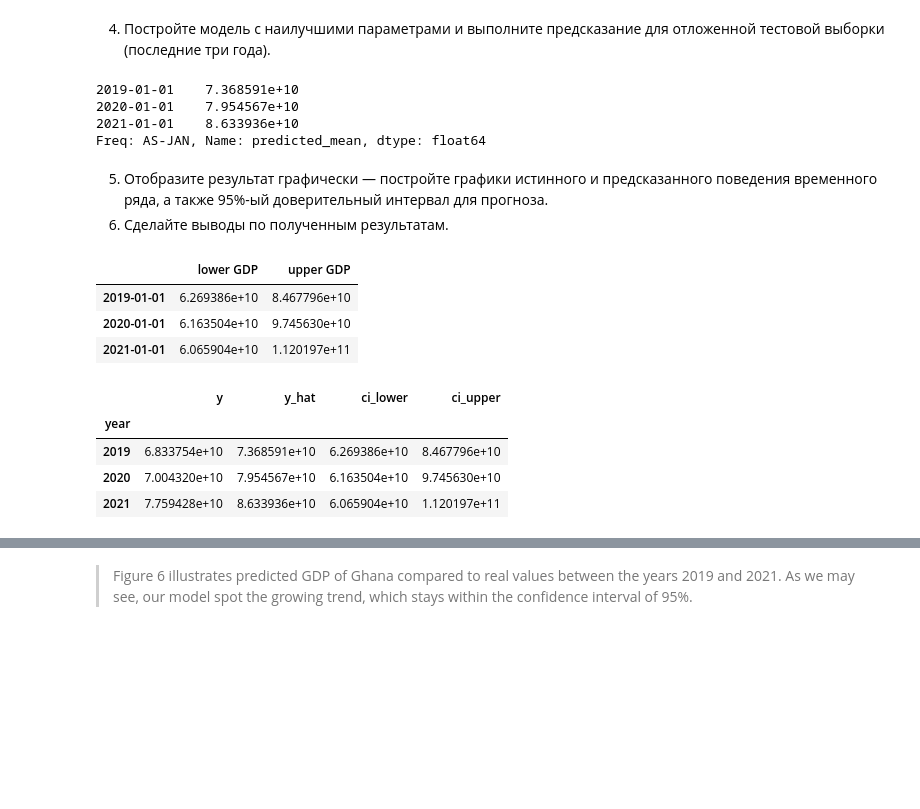
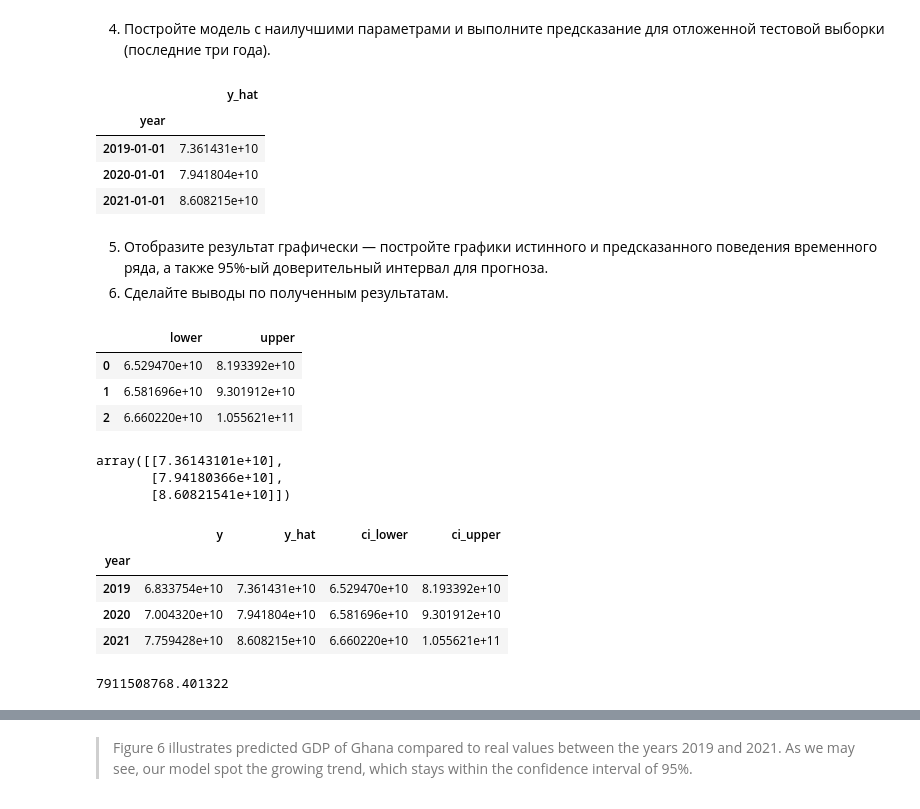
Before and after one commit to Alex1iv/GDP_forecast, a Jupyter notebook: notebooks/GDP_forecast.ipynb, the cells around one changed output, grey strips where cells are left out. Drawn from its saved outputs; the diff is of its cells as text; code cells hidden in the pictures; blank space fills up the shorter version.

```diff
--- a/notebooks/GDP_forecast.ipynb
+++ b/notebooks/GDP_forecast.ipynb
@@ -105,3 +109,9 @@ train, test = data.iloc[:-3], data.iloc[-3:]
 train.shape, test.shape
 # %% [output]
 ((59, 1), (3, 1))
+# %%
+scaler = StandardScaler()
+
+train_scaled = pd.Series(np.squeeze(scaler.fit_transform(train)), name='train_scaled', index=train.index)
+test_scaled = pd.Series(np.squeeze(scaler.transform(test)), name='test_scaled', index=test.index)
+train_scaled.head(3)
@@ -258,33 +273,42 @@ Warnings:
 # %% [markdown]
 4. Постройте модель с наилучшими параметрами и выполните предсказание для отложенной тестовой выборки (последние три года).
 # %%
-# substitute optimal parameters (mine seems to me better)
-arima_model = ARIMA(train, order=(2, 3, 1))
+# substitute optimal parameters
+arima_model = ARIMA(train_scaled, order=(2, 3, 1))
 arima_model = arima_model.fit()
 arima_pred = arima_model.predict(start=test.index[0], end=test.index[-1])
+arima_pred = pd.DataFrame(scaler.inverse_transform(pd.DataFrame(arima_pred)), columns=(['y_hat']), index=test.index) #
 arima_pred
 # %% [output]
-2019-01-01    7.368591e+10
-2020-01-01    7.954567e+10
-2021-01-01    8.633936e+10
-Freq: AS-JAN, Name: predicted_mean, dtype: float64
+|  | y_hat |
+| year |  |
+| 2019-01-01 | 7.361431e+10 |
+| 2020-01-01 | 7.941804e+10 |
+| 2021-01-01 | 8.608215e+10 |
 # %% [markdown]
 5. Отобразите результат графически — постройте графики истинного и предсказанного поведения временного ряда, а также 95%-ый доверительный интервал для прогноза.
 6. Сделайте выводы по полученным результатам.
 # %%
 # forecast = arima_model.conf_int(alpha=0.05)
 forecast_df = arima_model.get_forecast(len(test.index))
 forecast_df = forecast_df.conf_int(alpha=0.05) # Confidence level of 95%
+forecast_df = pd.DataFrame(scaler.inverse_transform(forecast_df), columns=(['lower','upper']))
 forecast_df
 # %% [output]
-|  | lower GDP | upper GDP |
-| 2019-01-01 | 6.269386e+10 | 8.467796e+10 |
-| 2020-01-01 | 6.163504e+10 | 9.745630e+10 |
-| 2021-01-01 | 6.065904e+10 | 1.120197e+11 |
+|  | lower | upper |
+| 0 | 6.529470e+10 | 8.193392e+10 |
+| 1 | 6.581696e+10 | 9.301912e+10 |
+| 2 | 6.660220e+10 | 1.055621e+11 |
+# %%
+arima_pred.values
+# %% [output]
+array([[7.36143101e+10],
+       [7.94180366e+10],
+       [8.60821541e+10]])
 # %%
 prediction_arima = pd.DataFrame({
     'y': test.values.ravel(),
-    'y_hat': arima_pred.values,
+    'y_hat': arima_pred.values.ravel(),
     'ci_lower': forecast_df.iloc[:,0],
     'ci_upper': forecast_df.iloc[:,1]}) # test.reset_index()['year']
 #prediction_arima = prediction_arima.set_index(idx)
@@ -296,9 +320,14 @@ prediction_arima
 # %% [output]
 |  | y | y_hat | ci_lower | ci_upper |
 | year |  |  |  |  |
-| 2019 | 6.833754e+10 | 7.368591e+10 | 6.269386e+10 | 8.467796e+10 |
-| 2020 | 7.004320e+10 | 7.954567e+10 | 6.163504e+10 | 9.745630e+10 |
-| 2021 | 7.759428e+10 | 8.633936e+10 | 6.065904e+10 | 1.120197e+11 |
+| 2019 | 6.833754e+10 | 7.361431e+10 | 6.529470e+10 | 8.193392e+10 |
+| 2020 | 7.004320e+10 | 7.941804e+10 | 6.581696e+10 | 9.301912e+10 |
+| 2021 | 7.759428e+10 | 8.608215e+10 | 6.660220e+10 | 1.055621e+11 |
+# %%
+from sklearn.metrics import mean_squared_error
+np.sqrt(mean_squared_error(prediction_arima['y'],prediction_arima['y_hat']))
+# %% [output]
+7911508768.401322
 # %%
 fig_id = 6
 x = np.arange(2019,2022).astype('int16') #list(pd.to_datetime(prediction_arima.index).year.values)
```
Also changed, not shown: parts of 11 cells of this notebook.
